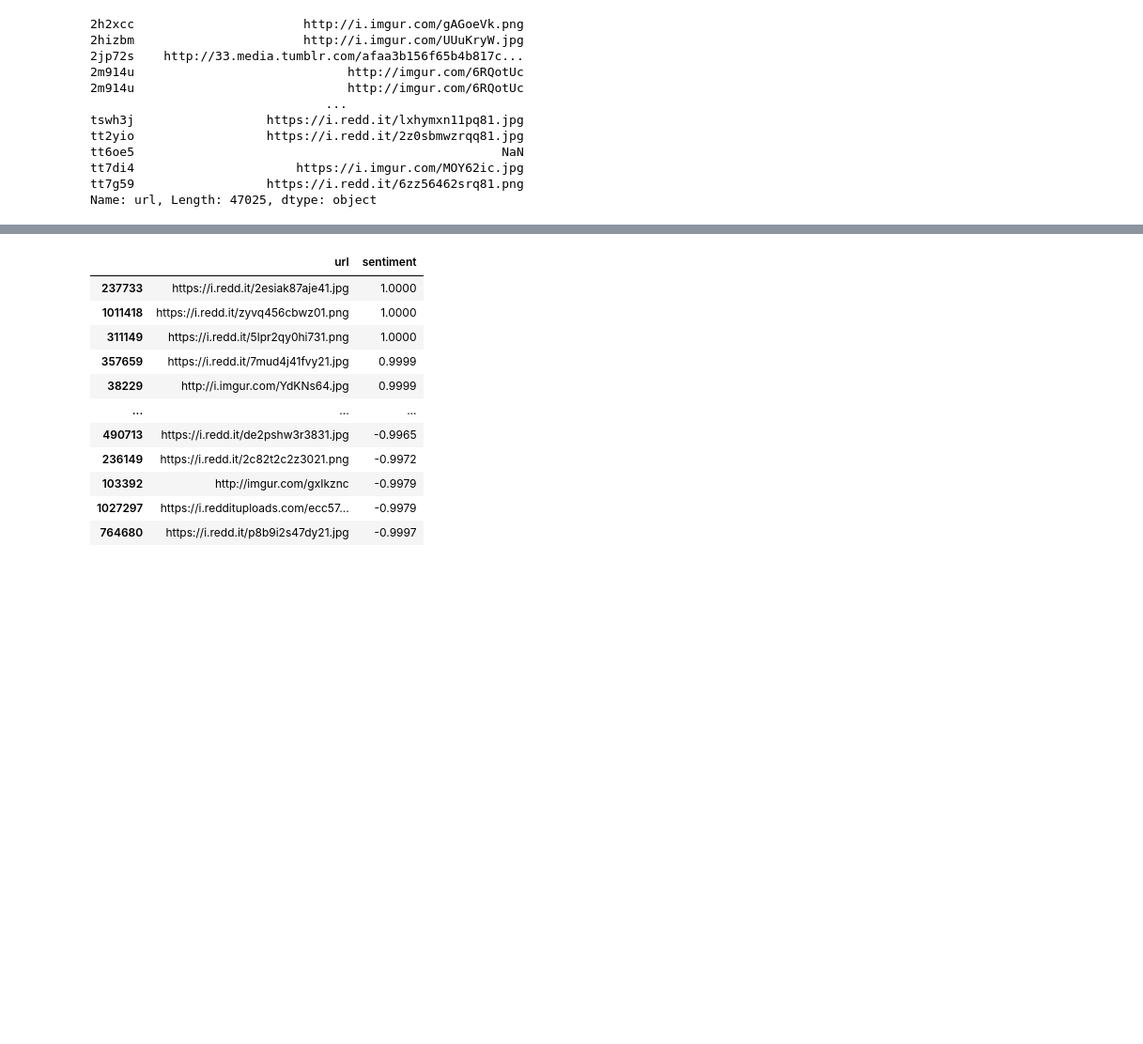
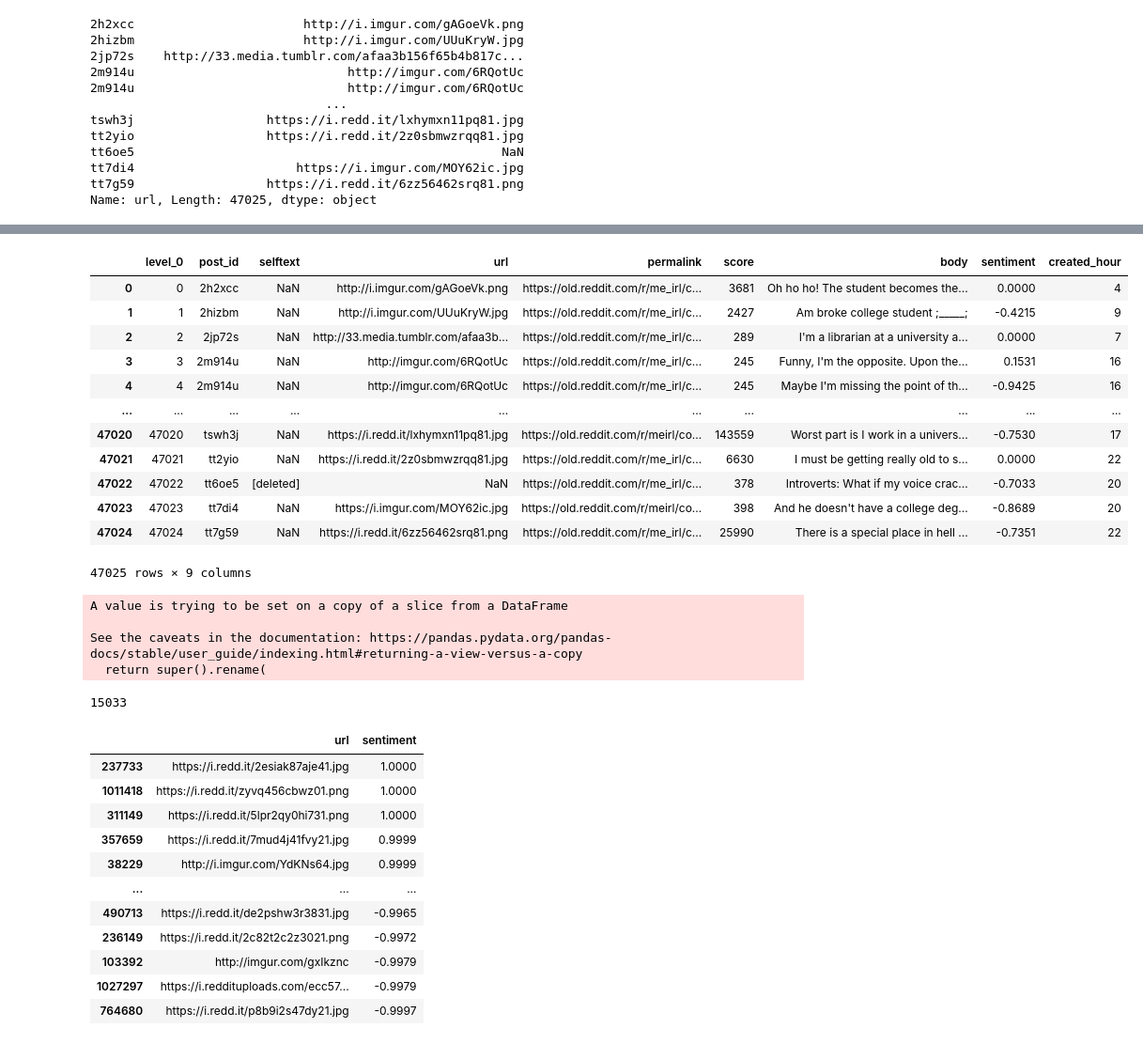
Before and after one commit to sankle/tp2-distribuidos, a Jupyter notebook: notebooks/reddit-memes-analysis.ipynb, the cells around one changed output, grey strips where cells are left out. Shown at 94% size. Cells and saved outputs as stored; diff of their text form; code cells hidden in the pictures; blank space fills up the shorter version.

```diff
--- a/notebooks/reddit-memes-analysis.ipynb
+++ b/notebooks/reddit-memes-analysis.ipynb
@@ -125,3 +125,6 @@ tt6oe5                                                  NaN
 tt7di4                      https://i.imgur.com/MOY62ic.jpg
 tt7g59                  https://i.redd.it/6zz56462srq81.png
 Name: url, Length: 47025, dtype: object
+# %%
+student_comments_with_post_score_higher_than_avg = student_comments[student_comments['score'] > posts_mean_score]
+student_comments_with_post_score_higher_than_avg.head()
@@ -128,3 +138,30 @@ Name: url, Length: 47025, dtype: object
+# %%
+student_comments_with_post_score_higher_than_avg.reset_index(inplace=True)
+# %% [output]
+|  | level_0 | post_id | selftext | url | permalink | score | body | sentiment | created_hour |
+| 0 | 0 | 2h2xcc | NaN | http://i.imgur.com/gAGoeVk.png | https://old.reddit.com/r/me_irl/c... | 3681 | Oh ho ho! The student becomes the... | 0.0000 | 4 |
+| 1 | 1 | 2hizbm | NaN | http://i.imgur.com/UUuKryW.jpg | https://old.reddit.com/r/me_irl/c... | 2427 | Am broke college student ;_____; | -0.4215 | 9 |
+| 2 | 2 | 2jp72s | NaN | http://33.media.tumblr.com/afaa3b... | https://old.reddit.com/r/me_irl/c... | 289 | I'm a librarian at a university a... | 0.0000 | 7 |
+| 3 | 3 | 2m914u | NaN | http://imgur.com/6RQotUc | https://old.reddit.com/r/me_irl/c... | 245 | Funny, I'm the opposite. Upon the... | 0.1531 | 16 |
+| 4 | 4 | 2m914u | NaN | http://imgur.com/6RQotUc | https://old.reddit.com/r/me_irl/c... | 245 | Maybe I'm missing the point of th... | -0.9425 | 16 |
+| ... | ... | ... | ... | ... | ... | ... | ... | ... | ... |
+| 47020 | 47020 | tswh3j | NaN | https://i.redd.it/lxhymxn11pq81.jpg | https://old.reddit.com/r/meirl/co... | 143559 | Worst part is I work in a univers... | -0.7530 | 17 |
+| 47021 | 47021 | tt2yio | NaN | https://i.redd.it/2z0sbmwzrqq81.jpg | https://old.reddit.com/r/me_irl/c... | 6630 | I must be getting really old to s... | 0.0000 | 22 |
+| 47022 | 47022 | tt6oe5 | [deleted] | NaN | https://old.reddit.com/r/me_irl/c... | 378 | Introverts: What if my voice crac... | -0.7033 | 20 |
+| 47023 | 47023 | tt7di4 | NaN | https://i.imgur.com/MOY62ic.jpg | https://old.reddit.com/r/meirl/co... | 398 | And he doesn't have a college deg... | -0.8689 | 20 |
+| 47024 | 47024 | tt7g59 | NaN | https://i.redd.it/6zz56462srq81.png | https://old.reddit.com/r/me_irl/c... | 25990 | There is a special place in hell ... | -0.7351 | 22 |
+47025 rows × 9 columns
+# %%
+student_comments_with_post_score_higher_than_avg.rename(columns={'index': 'post_id'}, inplace=True)
+# %% [output]
+A value is trying to be set on a copy of a slice from a DataFrame
+
+See the caveats in the documentation: https://pandas.pydata.org/pandas-docs/stable/user_guide/indexing.html#returning-a-view-versus-a-copy
+  return super().rename(
+# %%
+len(student_comments_with_post_score_higher_than_avg['post_id'].unique())
+# %% [output]
+15033
 # %%
 memes_with_sentiment = comments_with_posts[['url', 'sentiment']].groupby('url').mean().reset_index().dropna().sort_values('sentiment', ascending=False)
 display(memes_with_sentiment)
```
Also changed, not shown: parts of 1 cell of this notebook, 4 other files.
